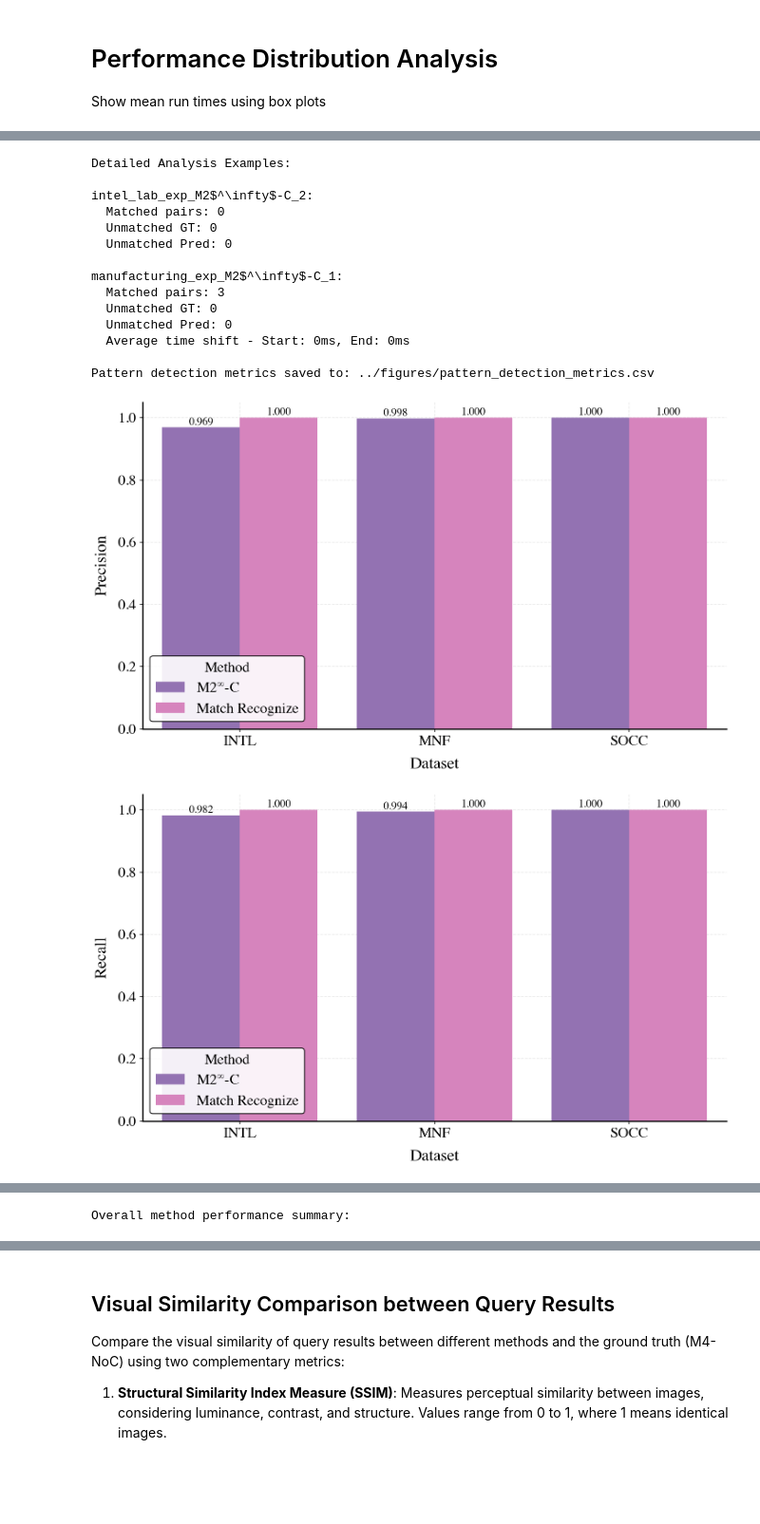
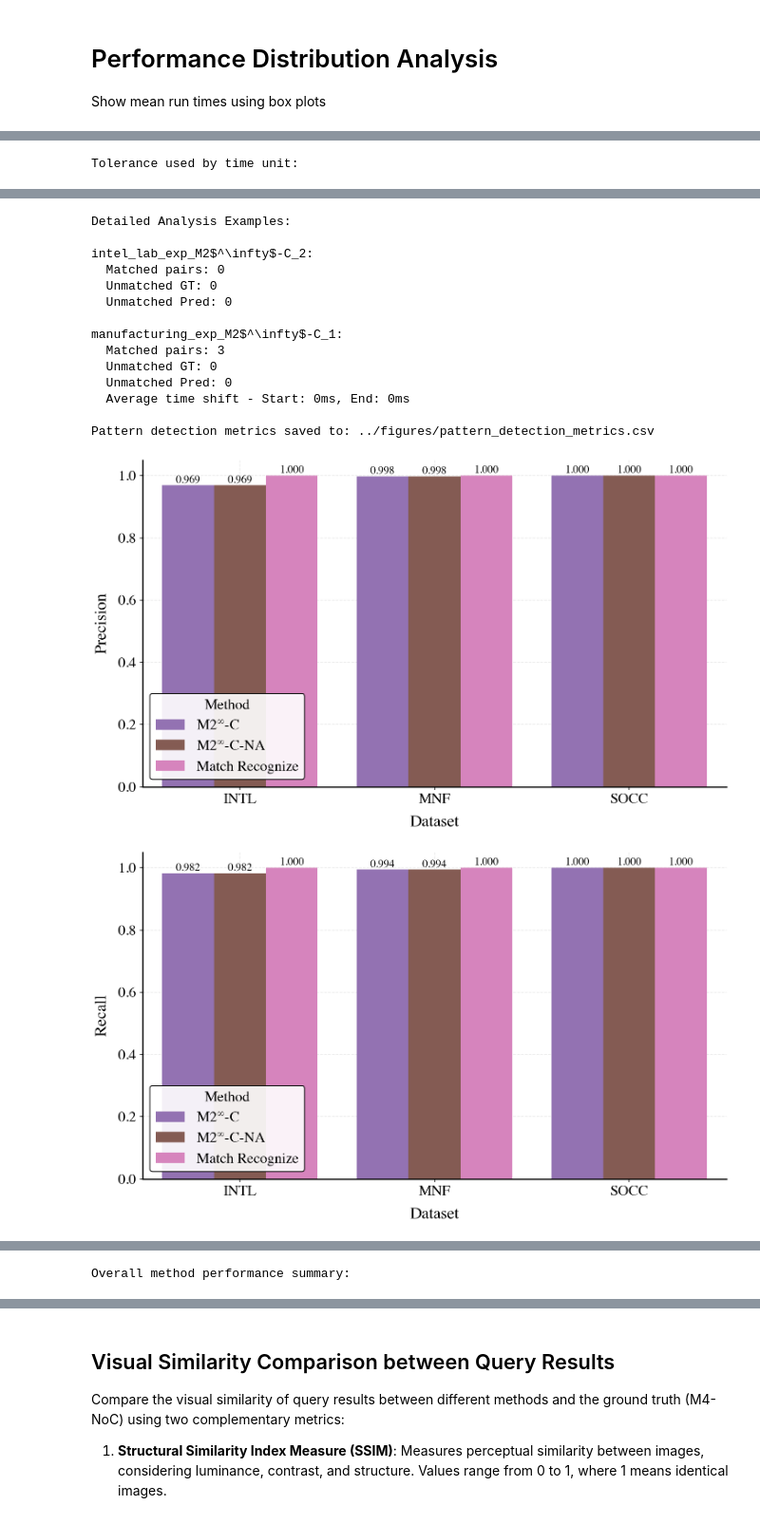
Before and after one commit to billstam12/pattern-cache, a Jupyter notebook: analysis/query_method_comparison.ipynb, the cells around one changed output, grey strips where cells are left out. Shown at 95% size. Saved outputs shown, nothing was run; the diff lists cells and outputs as text; code cells hidden in the pictures; blank space fills up the shorter version.

```diff
--- a/analysis/query_method_comparison.ipynb
+++ b/analysis/query_method_comparison.ipynb
@@ -1463,7 +1539,7 @@ def extract_patterns(filepath):
     # Extract main [start to end] intervals per pattern
     with open(filepath, "r") as f:
         content = f.read()
-    pattern = re.compile(r"Match #\d+: \[(\d+) to (\d+)\]")
+    pattern = re.compile(r"Match : \[(\d+) to (\d+)\]")
     return set((int(m.group(1)), int(m.group(2))) for m in pattern.finditer(content))
 
 def parse_aggregate_interval(time_unit_str):
@@ -1757,7 +1833,7 @@ def compare_pattern_detection(methods, base_dir="pattern_matches"):
 
     # For each ground truth file, find corresponding method files and compare
     for i, method in enumerate(METHODS):
-        if(i == 0): continue  # Skip the first method (baseline)
+        # if(i == 0): continue  # Skip the first method (baseline)
         for dataset in all_datasets:
             gt_files = find_ground_truth_files(method['database'], dataset)
 
@@ -1988 +2059,2 @@ Tolerance used by time unit:
+Tolerance used by time unit:
 |  | time_unit | tolerance_used | count |
@@ -2005,16 +2077,16 @@ Tolerance used by time unit:
-Detailed Analysis Examples:
-
-intel_lab_exp_M2$^\infty$-C_2:
-  Matched pairs: 0
-  Unmatched GT: 0
-  Unmatched Pred: 0
-
-manufacturing_exp_M2$^\infty$-C_1:
-  Matched pairs: 3
-  Unmatched GT: 0
-  Unmatched Pred: 0
-  Average time shift - Start: 0ms, End: 0ms
-
-Pattern detection metrics saved to: ../figures/pattern_detection_metrics.csv
+Detailed Analysis Examples:
+
+intel_lab_exp_M2$^\infty$-C_2:
+  Matched pairs: 0
+  Unmatched GT: 0
+  Unmatched Pred: 0
+
+manufacturing_exp_M2$^\infty$-C_1:
+  Matched pairs: 3
+  Unmatched GT: 0
+  Unmatched Pred: 0
+  Average time shift - Start: 0ms, End: 0ms
+
+Pattern detection metrics saved to: ../figures/pattern_detection_metrics.csv
-[figure, old version]
+[figure, new version]
-[figure, old version]
+[figure, new version]
@@ -2022,3 +2094,3 @@ Pattern detection metrics saved to: ../figures/pattern_detection_metrics.csv
-Overall method performance summary:
+Overall method performance summary:
 |  | method | avg_precision | std_precision | avg_recall | std_recall | avg_f1 | std_f1 | num_datasets |
 | 0 | M2$^\infty$-C | 0.989877 | 0.048041 | 0.992306 | 0.027903 | 0.990952 | 0.038459 | 3 |
```
Also changed, not shown: parts of 9 cells of this notebook, 50 other files.
